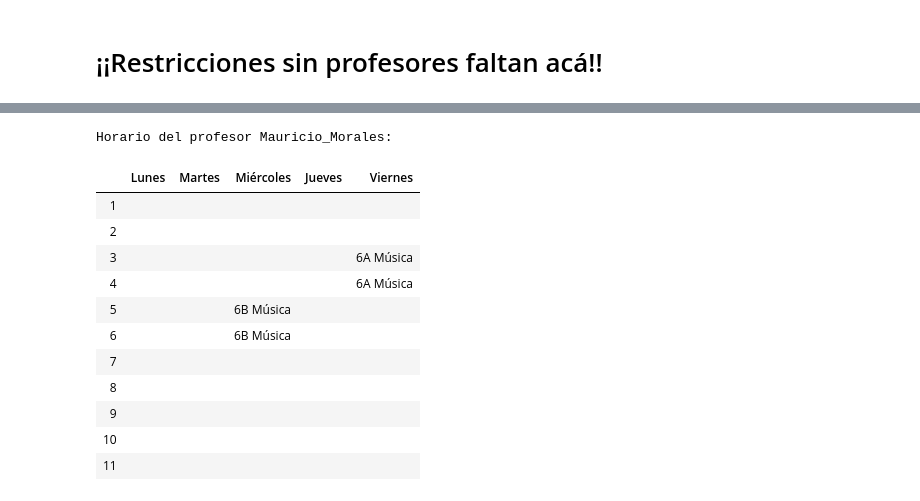
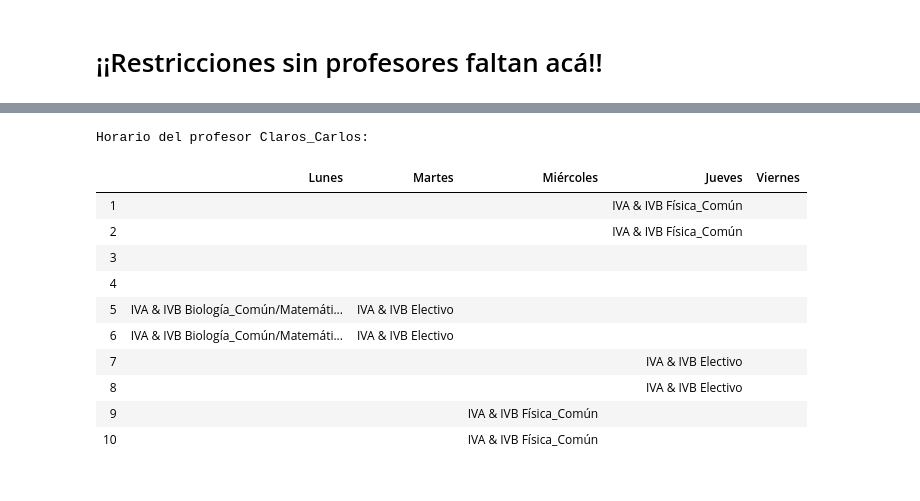
Before and after one commit to acarril/timetable_generator, a Jupyter notebook: Reducido/cambiando_modelo.ipynb, the cells around one changed output, grey strips where cells are left out. Drawn from its saved outputs; the diff is of its cells as text; code cells hidden in the pictures.

```diff
--- a/Reducido/cambiando_modelo.ipynb
+++ b/Reducido/cambiando_modelo.ipynb
@@ -191,27 +216,40 @@ model.addConstrs((sum(w[c,p,r] for ps,r in profesores_a_definir_por_curso[c] for
 obj = sum(x[c,p,r,d,j] + x[c2,p2,r2,d,z] for c,p,r in asignaciones_normales for c2,p2,r2 in asignaciones_normales if p == p2 and c == c2 for d in dias for j,z in modulos_consecutivos)
 model.setObjective(obj, GRB.MINIMIZE)
 
-model.write('probando.lp')
-model.setParam("PoolSolutions", 10)
+model.setParam("PoolSolutions", 1)
 model.setParam('PoolSearchMode', 2)
 model.setParam('OutputFlag', 1)
 model.update()
 
-# model.computeIIS()
-# removed =[]
-# for c in model.getConstrs():
-#     if c.IISConstr:
-#         print('%s' % c.constrName)
-#         # Remove a single constraint from the model
-#         removed.append(str(c.constrName))
-#         model.remove(c)
-model.optimize()
+seguir = True
+while seguir:
+    model.optimize()
+    if 'value' in str(model.getVars()[0]):
+        seguir = False
+    if seguir:
+        model.remove(model.getConstrByName(lista_restricciones[len(lista_restricciones) - 1]))
+        lista_restricciones.remove(lista_restricciones[len(lista_restricciones) - 1])
+        model.update()
+
+    # model.computeIIS()
+    # removed =[]
+    # for c in model.getConstrs():
+    #     if c.IISConstr:
+    #         print('%s' % c.constrName)
+    #         # Remove a single constraint from the model
+    #         removed.append(str(c.constrName))
+    #         model.remove(c)
+
+model.update()
+model.write('probando.lp')
 for i in range(model.SolCount):
     model.setParam("SolutionNumber", i)
     model.update()
 
     print(model.optimize())
     model.write(f"solutions/out{i+1}.sol")
+
+
 # model.optimize()
 # model.write('out.sol')
 # %% [output]
@@ -255,7 +293,7 @@ def leer_output(numero_sol):
     diccionario_dias = {
         'Lunes': 1,
         'Martes': 2,
-        'Miércoles': 3,
+        'Miercoles': 3,
         'Jueves': 4,
         'Viernes': 5
     }
@@ -263,7 +301,7 @@ def leer_output(numero_sol):
     vuelta = {
         1: 'Lunes',
         2: 'Martes',
-        3: 'Miércoles',
+        3: 'Miercoles',
         4: 'Jueves',
         5: 'Viernes'
     }
@@ -348,6 +386,6 @@ def generar_horario(curso, numero_sol):
     print(f'Horario del curso {curso}: ')
     return horario
 
-curso = '5B'
+curso = 'IVA'
 generar_horario(curso,numero_sol=1)
 # %% [output]
@@ -396,43 +434,42 @@ def generar_horario_profesor(nombre_profesor,numero_sol):
                     lista_dia.append(' ')
                 while i == clases_profesor[0][3] and j == int(clases_profesor[0][4]):
                     ingreso_clase = True
                     if primera:
                         cursos = f'{clases_profesor[0][0]}'
                     else:
                         cursos += f' & {clases_profesor[0][0]}'
                     ramo = clases_profesor[0][2]
                     clases_profesor.pop(0)
                     primera = False
                     if clases_profesor == []:
                         break
                 if ingreso_clase:
                     lista_dia.append(f'{cursos} \n {ramo}')
         lista_auxiliar.append(lista_dia)
 
     # print(dias)
     horario = PrettyTable([])
     horario.add_column('', modulos)
     # print(modulos)
     # print(horario)
     for i in range(len(dias)):
         # print(lista_auxiliar)
         horario.add_column(lista_auxiliar[i][0], lista_auxiliar[i][1:], align='c')
     horario.format = True
     print(f'Horario del profesor {nombre_profesor}: ')
     return horario
 
-generar_horario_profesor(nombre_profesor='Mauricio_Morales', numero_sol=1)
+generar_horario_profesor(nombre_profesor='Claros_Carlos', numero_sol=1)
 # %% [output]
-Horario del profesor Mauricio_Morales:
+Horario del profesor Claros_Carlos:
 |  | Lunes | Martes | Miércoles | Jueves | Viernes |
-| 1 |  |  |  |  |  |
-| 2 |  |  |  |  |  |
-| 3 |  |  |  |  | 6A Música |
-| 4 |  |  |  |  | 6A Música |
-| 5 |  |  | 6B Música |  |  |
-| 6 |  |  | 6B Música |  |  |
-| 7 |  |  |  |  |  |
-| 8 |  |  |  |  |  |
-| 9 |  |  |  |  |  |
-| 10 |  |  |  |  |  |
-| 11 |  |  |  |  |  |
+| 1 |  |  |  | IVA & IVB Física_Común |  |
+| 2 |  |  |  | IVA & IVB Física_Común |  |
+| 3 |  |  |  |  |  |
+| 4 |  |  |  |  |  |
+| 5 | IVA & IVB Biología_Común/Matemáti... | IVA & IVB Electivo |  |  |  |
+| 6 | IVA & IVB Biología_Común/Matemáti... | IVA & IVB Electivo |  |  |  |
+| 7 |  |  |  | IVA & IVB Electivo |  |
+| 8 |  |  |  | IVA & IVB Electivo |  |
+| 9 |  |  | IVA & IVB Física_Común |  |  |
+| 10 |  |  | IVA & IVB Física_Común |  |  |
```
Also changed, not shown: parts of 6 cells of this notebook, 3 other files.
